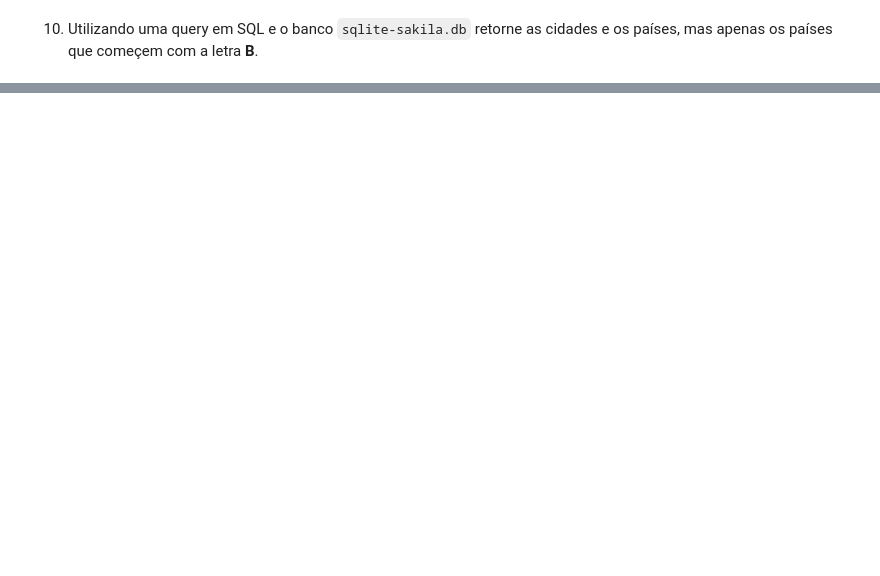
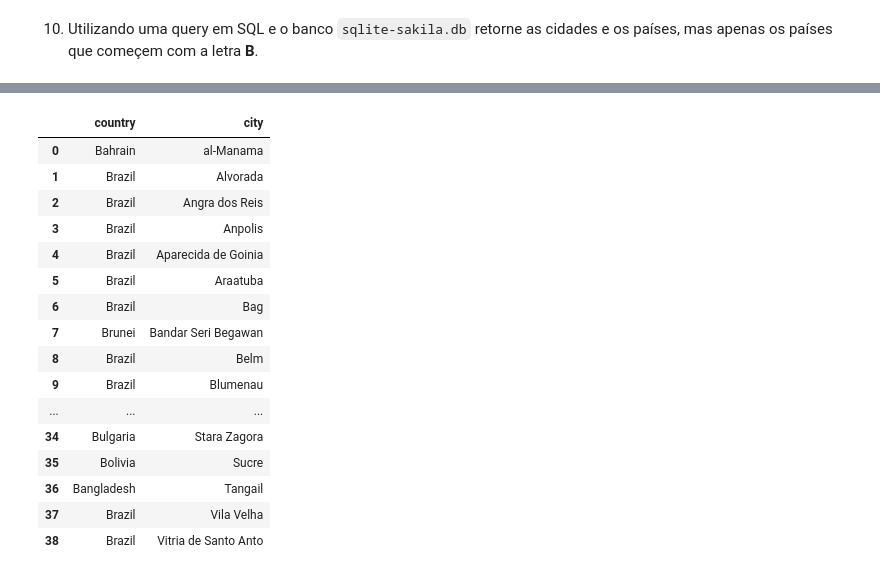
Before and after one commit to iagofrei/bootcamp-analytics, a Jupyter notebook: Atividade 01.ipynb, the cells around one changed output, grey strips where cells are left out. Drawn from its saved outputs; the diff is of its cells as text; code cells hidden in the pictures; blank space fills up the shorter version.

```diff
--- a/Atividade 01.ipynb
+++ b/Atividade 01.ipynb
@@ -119,0 +358,30 @@ Visualize os nomes das colunas selecionadas no dataframe resultante.
+# %%
+sql_query_3 ='''
+SELECT
+    country.country,
+    city.city
+FROM country
+INNER JOIN city
+ON country.country_id = city.country_id
+WHERE country.country LIKE 'B%'
+ '''
+paises_cidades_df = pd.read_sql_query(sql_query_3, engine)
+paises_cidades_df
+# %% [output]
+|  | country | city |
+| 0 | Bahrain | al-Manama |
+| 1 | Brazil | Alvorada |
+| 2 | Brazil | Angra dos Reis |
+| 3 | Brazil | Anpolis |
+| 4 | Brazil | Aparecida de Goinia |
+| 5 | Brazil | Araatuba |
+| 6 | Brazil | Bag |
+| 7 | Brunei | Bandar Seri Begawan |
+| 8 | Brazil | Belm |
+| 9 | Brazil | Blumenau |
+| ... | ... | ... |
+| 34 | Bulgaria | Stara Zagora |
+| 35 | Bolivia | Sucre |
+| 36 | Bangladesh | Tangail |
+| 37 | Brazil | Vila Velha |
+| 38 | Brazil | Vitria de Santo Anto |
```
Also changed, not shown: parts of 20 cells of this notebook.
